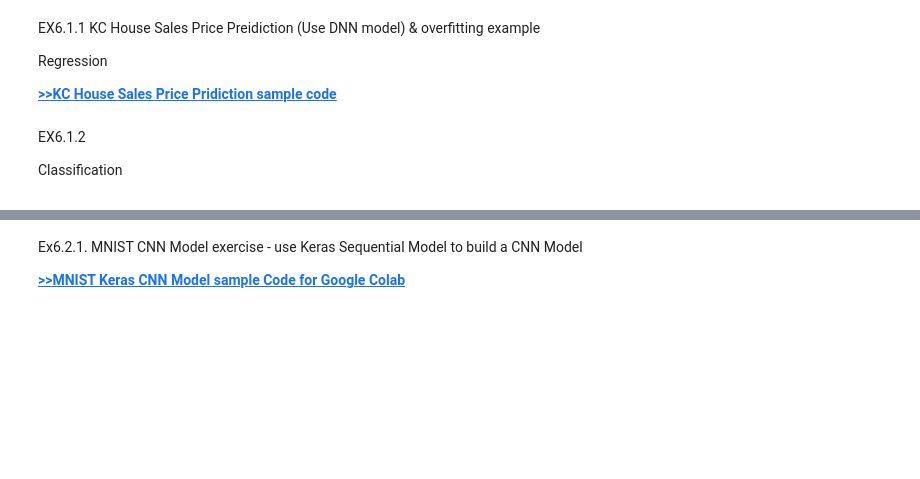
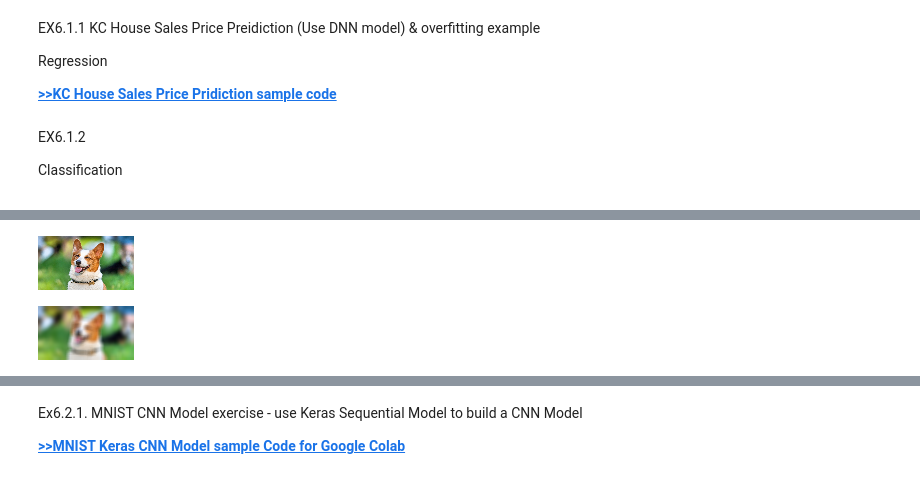
Before and after one commit to andyrkchang/THU_IE_AI_PROGRAM, a Jupyter notebook: 人工智慧導論.ipynb, the cells around one changed output, grey strips where cells are left out. Cells and saved outputs as stored; diff of their text form; code cells hidden in the pictures; blank space fills up the shorter version.

```diff
--- a/人工智慧導論.ipynb
+++ b/人工智慧導論.ipynb
@@ -1089,0 +1196,14 @@ Flatten Layer
+# %%
+import cv2
+import numpy as np
+from matplotlib import pyplot as plt
+
+kernel = np.ones((5,5),np.float32)/25
+dst = cv2.filter2D(new_img,-1,kernel)
+
+cv2_imshow(new_img)
+cv2_imshow(dst)
+plt.show()
+# %% [output]
+[figure, added]
+[figure, added]
```
Also changed, not shown: parts of 32 cells of this notebook.
